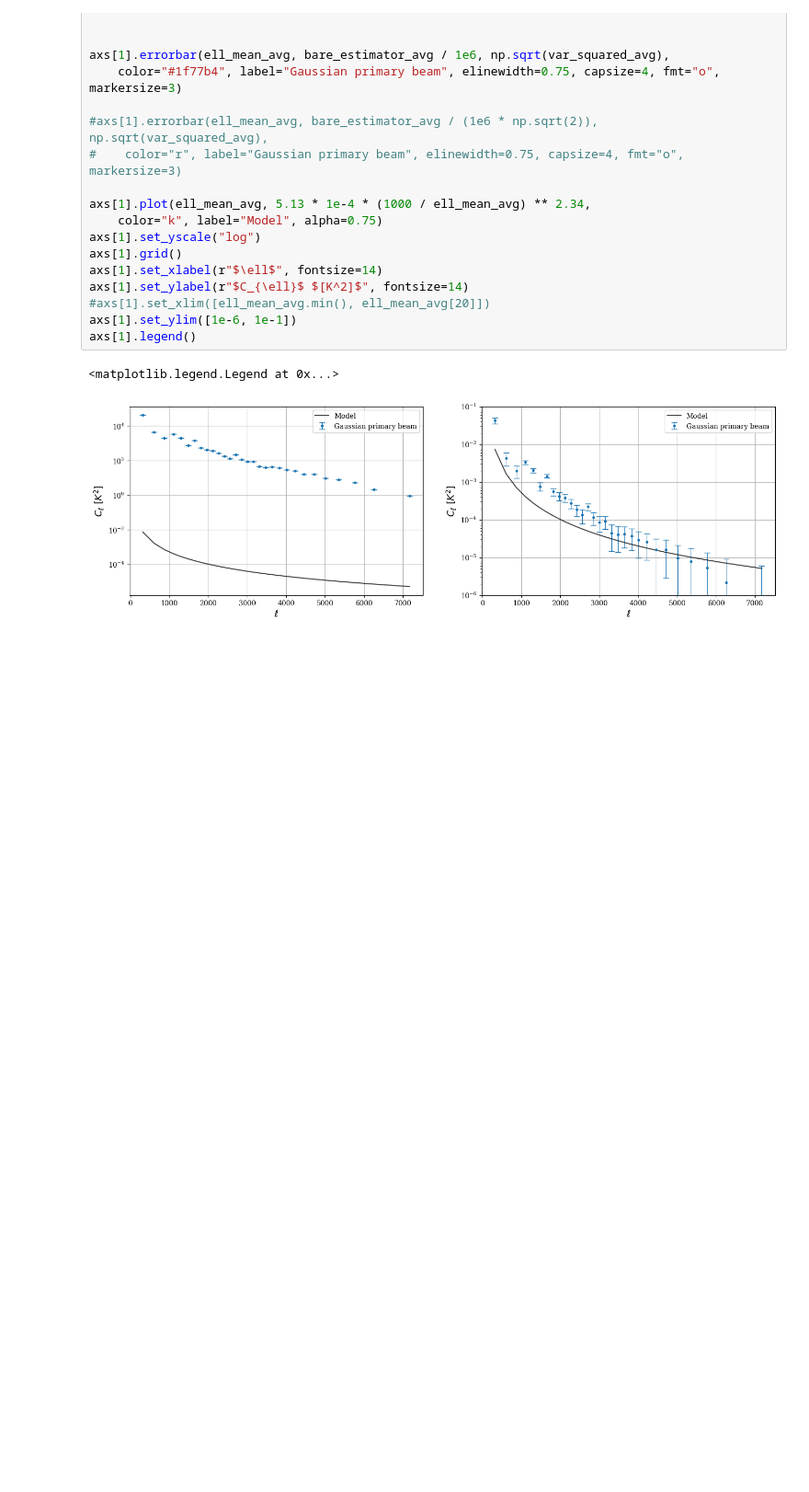
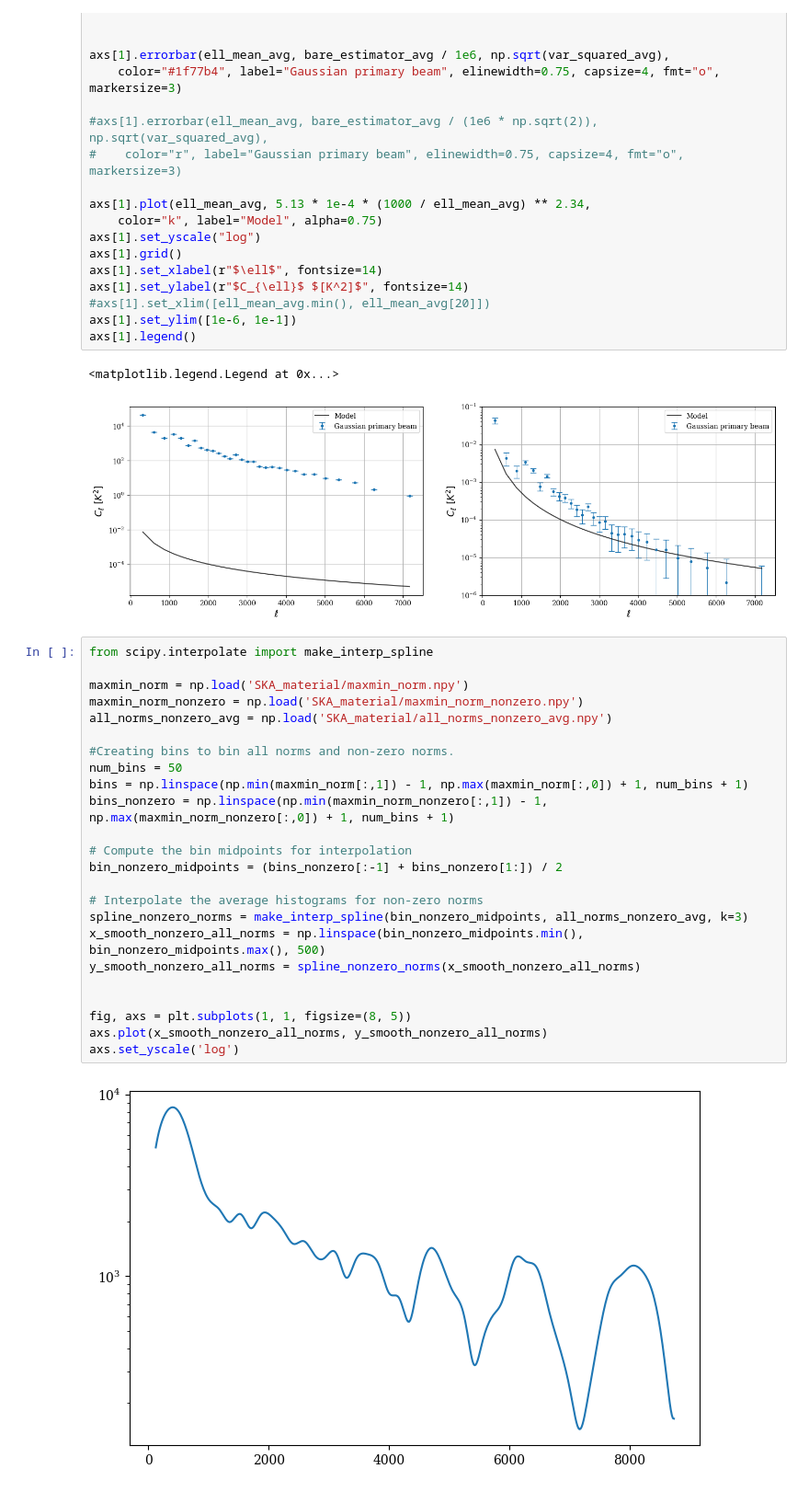
Before and after one commit to vitraj/visest, a Jupyter notebook: Misc_tests_notebook.ipynb, the cells around one changed output. Shown at 92% size. Saved outputs shown, nothing was run; the diff lists cells and outputs as text; blank space fills up the shorter version.

```diff
--- a/Misc_tests_notebook.ipynb
+++ b/Misc_tests_notebook.ipynb
@@ -959,3 +949,29 @@ axs[1].legend()
 # %% [output]
 <matplotlib.legend.Legend at 0x...>
 [figure]
+# %%
+from scipy.interpolate import make_interp_spline
+
+maxmin_norm = np.load('SKA_material/maxmin_norm.npy')
+maxmin_norm_nonzero = np.load('SKA_material/maxmin_norm_nonzero.npy')
+all_norms_nonzero_avg = np.load('SKA_material/all_norms_nonzero_avg.npy')
+
+#Creating bins to bin all norms and non-zero norms.
+num_bins = 50
+bins = np.linspace(np.min(maxmin_norm[:,1]) - 1, np.max(maxmin_norm[:,0]) + 1, num_bins + 1)
+bins_nonzero = np.linspace(np.min(maxmin_norm_nonzero[:,1]) - 1, np.max(maxmin_norm_nonzero[:,0]) + 1, num_bins + 1)
+
+# Compute the bin midpoints for interpolation
+bin_nonzero_midpoints = (bins_nonzero[:-1] + bins_nonzero[1:]) / 2
+
+# Interpolate the average histograms for non-zero norms
+spline_nonzero_norms = make_interp_spline(bin_nonzero_midpoints, all_norms_nonzero_avg, k=3)
+x_smooth_nonzero_all_norms = np.linspace(bin_nonzero_midpoints.min(), bin_nonzero_midpoints.max(), 500)
+y_smooth_nonzero_all_norms = spline_nonzero_norms(x_smooth_nonzero_all_norms)
+
+
+fig, axs = plt.subplots(1, 1, figsize=(8, 5))
+axs.plot(x_smooth_nonzero_all_norms, y_smooth_nonzero_all_norms)
+axs.set_yscale('log')
+# %% [output]
+[figure, added]
```
Also changed, not shown: parts of 10 cells of this notebook, 3 other files.
